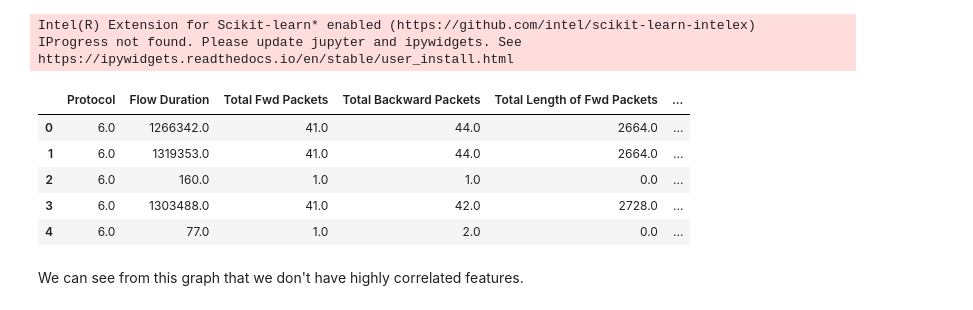
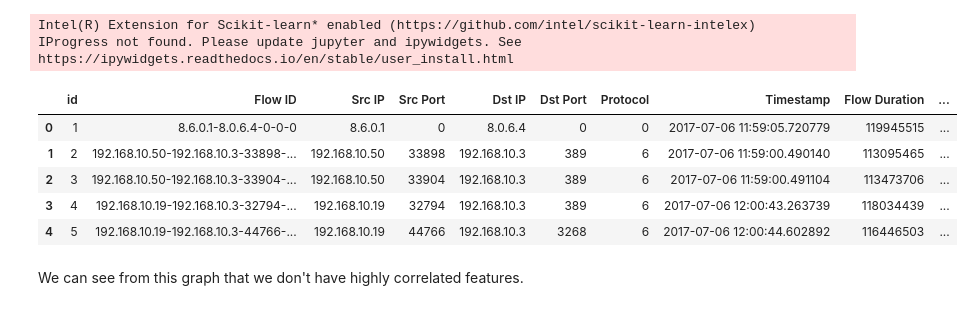
Before and after one commit to ludotosk/tesi, a Jupyter notebook: cicids/tesi-rf.ipynb, the cells around one changed output. Cells and saved outputs as stored; diff of their text form; code cells hidden in the pictures.

```diff
--- a/cicids/tesi-rf.ipynb
+++ b/cicids/tesi-rf.ipynb
@@ -26,15 +26,15 @@ Scikit-learn was successfully globally patched by Intel(R) Extension for Scikit-
 Intel(R) Extension for Scikit-learn* enabled (https://github.com/intel/scikit-learn-intelex)
 IProgress not found. Please update jupyter and ipywidgets. See https://ipywidgets.readthedocs.io/en/stable/user_install.html
 # %%
-ds = pd.read_parquet("../datasets/CICIDS-2017.parquet")
+ds = pd.read_parquet("../datasets/CICIDS2017_improved.parquet")
 ds.head()
 # %% [output]
-|  | Protocol | Flow Duration | Total Fwd Packets | Total Backward Packets | Total Length of Fwd Packets | ... |
-| 0 | 6.0 | 1266342.0 | 41.0 | 44.0 | 2664.0 | ... |
-| 1 | 6.0 | 1319353.0 | 41.0 | 44.0 | 2664.0 | ... |
-| 2 | 6.0 | 160.0 | 1.0 | 1.0 | 0.0 | ... |
-| 3 | 6.0 | 1303488.0 | 41.0 | 42.0 | 2728.0 | ... |
-| 4 | 6.0 | 77.0 | 1.0 | 2.0 | 0.0 | ... |
+|  | id | Flow ID | Src IP | Src Port | Dst IP | Dst Port | Protocol | Timestamp | Flow Duration | ... |
+| 0 | 1 | 8.6.0.1-8.0.6.4-0-0-0 | 8.6.0.1 | 0 | 8.0.6.4 | 0 | 0 | 2017-07-06 11:59:05.720779 | 119945515 | ... |
+| 1 | 2 | 192.168.10.50-192.168.10.3-33898-... | 192.168.10.50 | 33898 | 192.168.10.3 | 389 | 6 | 2017-07-06 11:59:00.490140 | 113095465 | ... |
+| 2 | 3 | 192.168.10.50-192.168.10.3-33904-... | 192.168.10.50 | 33904 | 192.168.10.3 | 389 | 6 | 2017-07-06 11:59:00.491104 | 113473706 | ... |
+| 3 | 4 | 192.168.10.19-192.168.10.3-32794-... | 192.168.10.19 | 32794 | 192.168.10.3 | 389 | 6 | 2017-07-06 12:00:43.263739 | 118034439 | ... |
+| 4 | 5 | 192.168.10.19-192.168.10.3-44766-... | 192.168.10.19 | 44766 | 192.168.10.3 | 3268 | 6 | 2017-07-06 12:00:44.602892 | 116446503 | ... |
 # %% [markdown]
 We can see from this graph that we don't have highly correlated features.
 # %%
```
Also changed, not shown: parts of 3 cells of this notebook, 1 other file.
